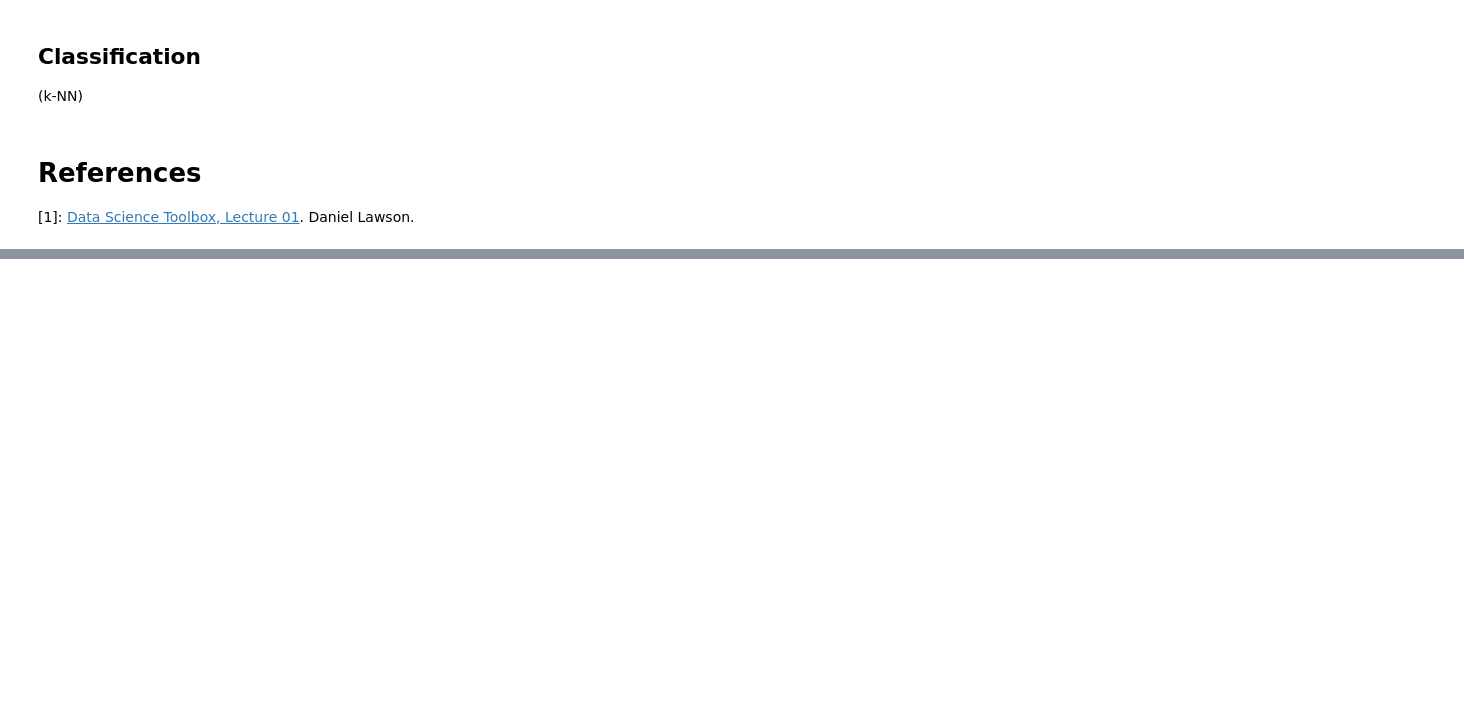
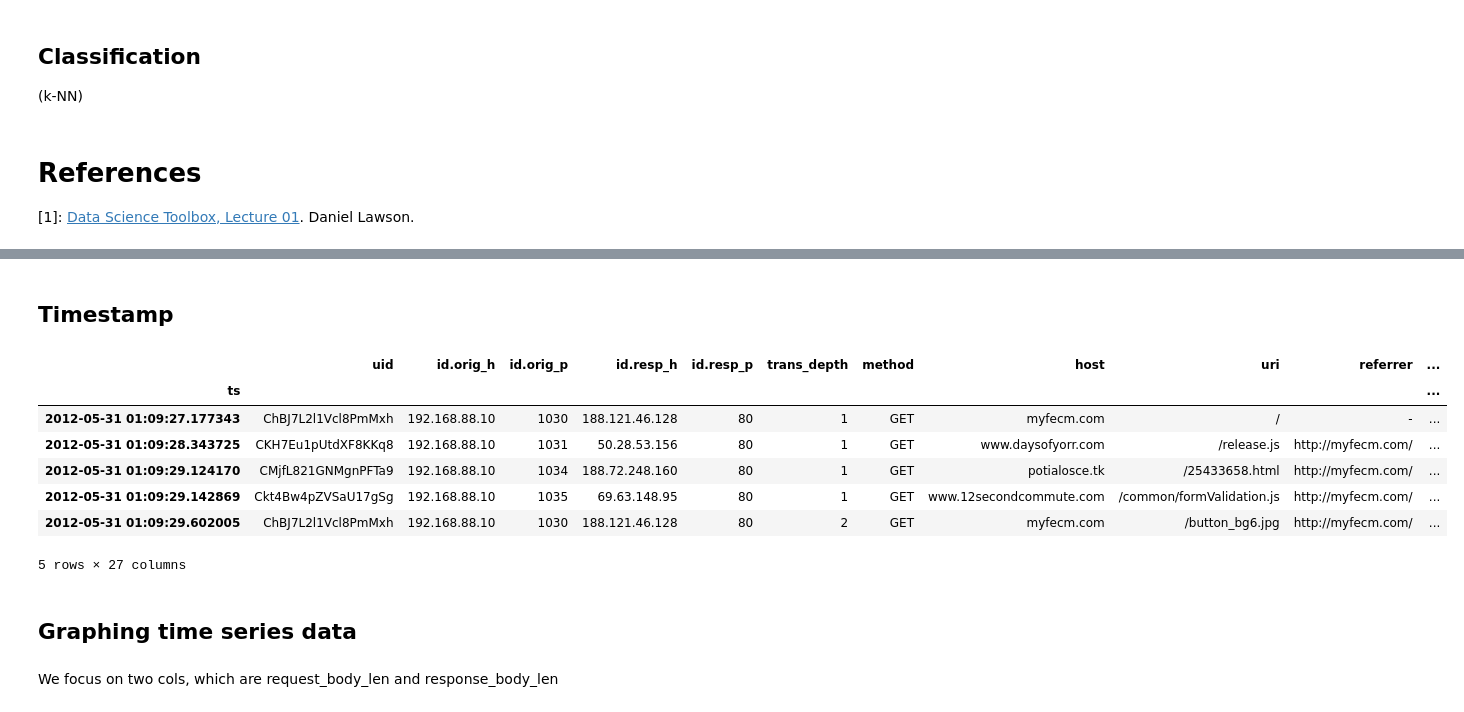
Before and after one commit to dj311/data-science-toolbox-1, a Jupyter notebook: report.ipynb, the cells around one changed output, grey strips where cells are left out. Cells and saved outputs as stored; diff of their text form; code cells hidden in the pictures; blank space fills up the shorter version.

```diff
--- a/report.ipynb
+++ b/report.ipynb
@@ -79,0 +89,7 @@ For time series approach, we can easily apply it across different datasets. Resa
+# %%
+http_df = pd.read_csv("resources/http.log.zip", header=None, sep="\t",
+                      names=['ts', 'uid', 'id.orig_h', 'id.orig_p', 'id.resp_h', 'id.resp_p', 'trans_depth', 'method', 'host', 'uri', 'referrer',
+                             'user_agent', 'request_body_len', 'response_body_len', 'status_code', 'status_msg', 'info_code', 'info_msg', 'filename', 'tags',
+                             'username', 'password', 'proxied', 'orig_fuids', 'orig_mime_types', 'resp_fuids', 'resp_mime_types', 'sample'])
+#resources from http://www.secrepo.com/Datasets%20Description/Network/http.html
+http_df.head()
@@ -79,0 +104,22 @@ For time series approach, we can easily apply it across different datasets. Resa
+# %% [markdown]
+## Timestamp
+# %%
+#clean up the timestamp column ts
+from datetime import datetime
+http_df['ts'] = [datetime.fromtimestamp(float(date)) for date in http_df['ts'].values]
+http_df = http_df.set_index('ts')
+http_df.head()
+# code provided by https://github.com/sooshie/Security-Data-Analysis/blob/master/Lab_2/Lab_2-Solutions.ipynb
+# %% [output]
+|  | uid | id.orig_h | id.orig_p | id.resp_h | id.resp_p | trans_depth | method | host | uri | referrer | ... |
+| ts |  |  |  |  |  |  |  |  |  |  | ... |
+| 2012-05-31 01:09:27.177343 | ChBJ7L2l1Vcl8PmMxh | 192.168.88.10 | 1030 | 188.121.46.128 | 80 | 1 | GET | myfecm.com | / | - | ... |
+| 2012-05-31 01:09:28.343725 | CKH7Eu1pUtdXF8KKq8 | 192.168.88.10 | 1031 | 50.28.53.156 | 80 | 1 | GET | www.daysofyorr.com | /release.js | http://myfecm.com/ | ... |
+| 2012-05-31 01:09:29.124170 | CMjfL821GNMgnPFTa9 | 192.168.88.10 | 1034 | 188.72.248.160 | 80 | 1 | GET | potialosce.tk | /25433658.html | http://myfecm.com/ | ... |
+| 2012-05-31 01:09:29.142869 | Ckt4Bw4pZVSaU17gSg | 192.168.88.10 | 1035 | 69.63.148.95 | 80 | 1 | GET | www.12secondcommute.com | /common/formValidation.js | http://myfecm.com/ | ... |
+| 2012-05-31 01:09:29.602005 | ChBJ7L2l1Vcl8PmMxh | 192.168.88.10 | 1030 | 188.121.46.128 | 80 | 2 | GET | myfecm.com | /button_bg6.jpg | http://myfecm.com/ | ... |
+5 rows × 27 columns
+# %% [markdown]
+## Graphing time series data
+# %% [markdown]
+We focus on two cols, which are request_body_len and response_body_len
```
Also changed, not shown: parts of 90 cells of this notebook.
